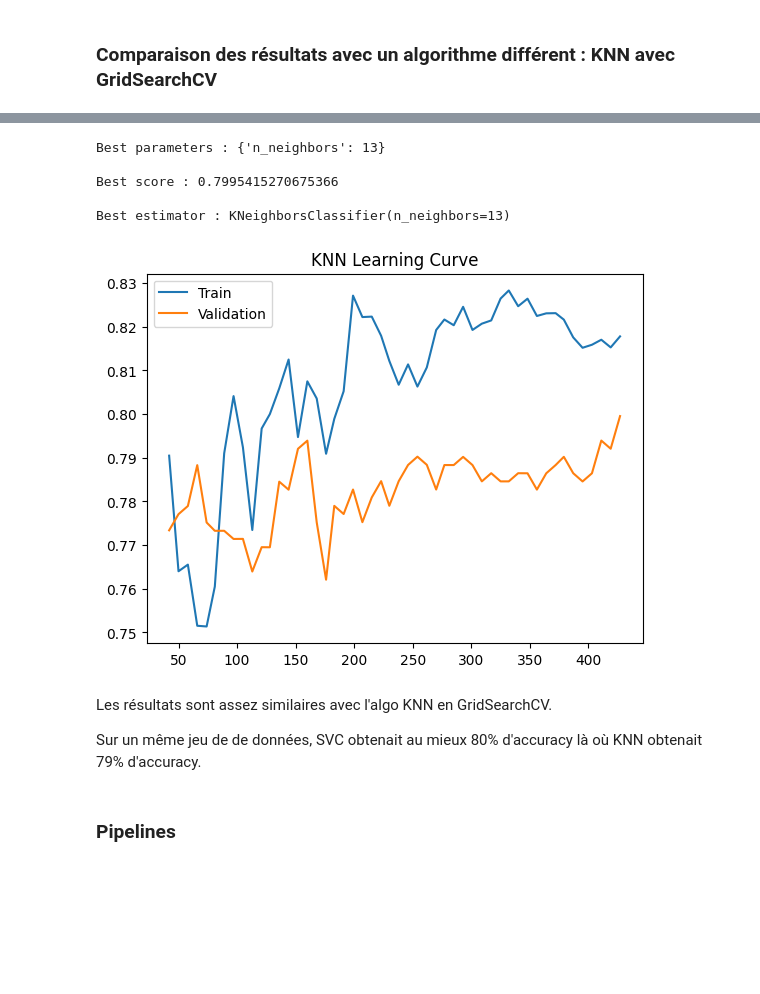
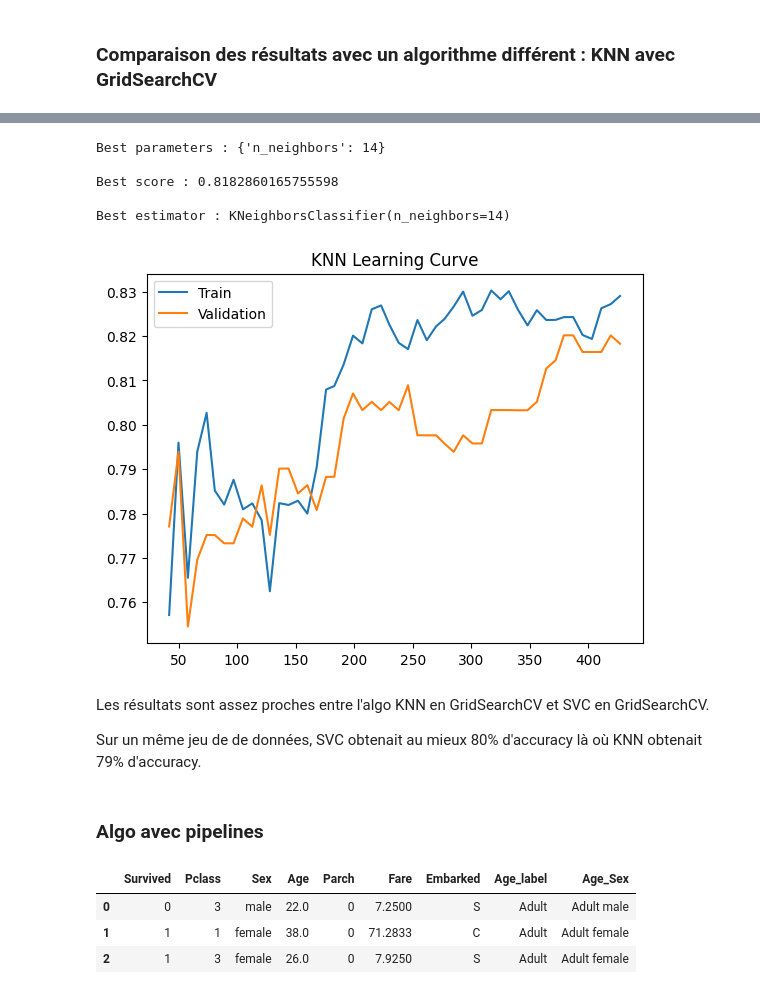
Before and after one commit to vin-br/titanic, a Jupyter notebook: titanic2.ipynb, the cells around one changed output, grey strips where cells are left out. Drawn from its saved outputs; the diff is of its cells as text; code cells hidden in the pictures; blank space fills up the shorter version.

Commit message:
Added Pipelines for data transformation

```diff
--- a/titanic2.ipynb
+++ b/titanic2.ipynb
@@ -627,13 +648,13 @@ feat_test = scaler.transform(feat_test)
 ### SVC linear
 # %%
 # On initalise le modèle
-SVC_classifier_linear = svm.SVC(kernel='linear', C=1.0)
+svc_classifier_linear = svm.SVC(kernel='linear', C=1.0)
 
 # On l'entraîne sur nos données d'entraînement
-SVC_classifier_linear.fit(feat_train, target_train)
+svc_classifier_linear.fit(feat_train, target_train)
 
 # On l'utilise pour prédire sur les données de test
-predict = SVC_classifier_linear.predict(feat_test)
+predict = svc_classifier_linear.predict(feat_test)
 
 # Metrics du modèle : accuracy, recall, precision, f1 score
 print(accuracy_score(target_test, predict))
@@ -695,14 +716,14 @@ plt.show()
 ### SVC rbf
 # %%
 # On initalise le modèle
-SVC_classifier_rbf = svm.SVC(kernel='rbf', C=1.0)
+svc_classifier_rbf = svm.SVC(kernel='rbf', C=1.0)
 
 # On l'entraîne sur nos données d'entraînement
-SVC_classifier_rbf.fit(feat_train, target_train)
+svc_classifier_rbf.fit(feat_train, target_train)
 
 
 # On l'utilise pour prédire sur les données de test
-predict = SVC_classifier_rbf.predict(feat_test)
+predict = svc_classifier_rbf.predict(feat_test)
 
 # Metrics du modèle : accuracy, recall, precision, f1 score
 print(accuracy_score(target_test, predict))
@@ -711,5 +732,5 @@ print(precision_score(target_test, predict))
 print(f1_score(target_test, predict))
 
 # Matrice de confusion
-plt.show(ConfusionMatrixDisplay.from_estimator(SVC_classifier_rbf, feat_test, target_test))
+plt.show(ConfusionMatrixDisplay.from_estimator(svc_classifier_rbf, feat_test, target_test))
 # %% [output]
@@ -770,23 +791,23 @@ score = 'accuracy'
 
 # Créer un classifieur SVC avec recherche d'hyperparamètre par validation croisée
 svc = svm.SVC(gamma="scale")
-SVC_classifier = model_selection.GridSearchCV(svc, parameters, verbose = 1)
+svc_classifier = model_selection.GridSearchCV(svc, parameters, verbose = 1)
 
 # On l'entraîne sur nos données d'entraînement
-SVC_classifier.fit(feat_train, target_train)
+svc_classifier.fit(feat_train, target_train)
 
 # Afficher les performances correspondantes
 print("Résultats de la validation croisée :\n")
-for mean, std, params in zip(SVC_classifier.cv_results_['mean_test_score'], SVC_classifier.cv_results_['std_test_score'],SVC_classifier.cv_results_['params']):
+for mean, std, params in zip(svc_classifier.cv_results_['mean_test_score'], svc_classifier.cv_results_['std_test_score'],svc_classifier.cv_results_['params']):
     print("{} = {:.3f} (+/-{:.03f}) for {}".format(score,mean,std*2,params))
 
-y_pred = SVC_classifier.predict(feat_test)
+y_pred = svc_classifier.predict(feat_test)
 y_true = target_test
 
 print('\n',classification_report(y_true, y_pred))
 
 # Matrice de confusion
-plt.show(ConfusionMatrixDisplay.from_estimator(SVC_classifier, feat_test, target_test))
+plt.show(ConfusionMatrixDisplay.from_estimator(svc_classifier, feat_test, target_test))
 # %% [output]
 Fitting 5 folds for each of 45 candidates, totalling 225 fits
 Résultats de la validation croisée :
@@ -840,21 +861,21 @@ param_grid = {'n_neighbors': range(2,51)}
 score = 'accuracy'
 
 # Créer un classifieur kNN avec recherche d'hyperparamètre par validation croisée
-KNN_classifier = model_selection.GridSearchCV(neighbors.KNeighborsClassifier(), # un classifieur kNN
+knn_classifier = model_selection.GridSearchCV(neighbors.KNeighborsClassifier(), # un classifieur kNN
     param_grid,     # hyperparamètres à tester
     scoring=score)   # score à optimiser
 
-KNN_classifier.fit(feat_train, target_train)
+knn_classifier.fit(feat_train, target_train)
 
 # Afficher les performances correspondantes
 print("Résultats de la validation croisée :\n")
-for mean, std, params in zip(KNN_classifier.cv_results_['mean_test_score'], KNN_classifier.cv_results_['std_test_score'],KNN_classifier.cv_results_['params']):
+for mean, std, params in zip(knn_classifier.cv_results_['mean_test_score'], knn_classifier.cv_results_['std_test_score'],knn_classifier.cv_results_['params']):
     print("{} = {:.3f} (+/-{:.03f}) for {}".format(score,mean,std*2,params))
 
-y_pred = KNN_classifier.predict(feat_train)
+y_pred = knn_classifier.predict(feat_train)
 y_true = target_train
 
-plt.show(ConfusionMatrixDisplay.from_estimator(KNN_classifier, feat_train, target_train))
+plt.show(ConfusionMatrixDisplay.from_estimator(knn_classifier, feat_train, target_train))
 
 print('\n',classification_report(y_true, y_pred))
 # %% [output]
@@ -887,26 +908,26 @@ weighted avg       0.81      0.81      0.80       534
 # %%
-print(f"Best parameters : {KNN_classifier.best_params_}\n")
-print(f"Best score : {KNN_classifier.best_score_}\n")
-print(f"Best estimator : {KNN_classifier.best_estimator_}")
+print(f"Best parameters : {knn_classifier.best_params_}\n")
+print(f"Best score : {knn_classifier.best_score_}\n")
+print(f"Best estimator : {knn_classifier.best_estimator_}")
 # %% [output]
-Best parameters : {'n_neighbors': 13}
+Best parameters : {'n_neighbors': 14}
 
-Best score : 0.7995415270675366
+Best score : 0.8182860165755598
 
-Best estimator : KNeighborsClassifier(n_neighbors=13)
+Best estimator : KNeighborsClassifier(n_neighbors=14)
 # %%
-train_sizes, train_scores, valid_scores = learning_curve(KNN_classifier.best_estimator_, feat_train, target_train, train_sizes=np.linspace(0.1, 1, 50), cv=5)
+train_sizes, train_scores, valid_scores = learning_curve(knn_classifier.best_estimator_, feat_train, target_train, train_sizes=np.linspace(0.1, 1, 50), cv=5)
 
 plt.plot(train_sizes,np.mean(train_scores,axis=1), label = "Train")
 plt.plot(train_sizes,np.mean(valid_scores,axis=1), label = "Validation")
 plt.title("KNN Learning Curve")
 plt.legend()
 plt.show()
 # %% [output]
-[figure, old version]
+[figure, new version]
 # %% [markdown]
-Les résultats sont assez similaires avec l'algo KNN en GridSearchCV.
+Les résultats sont assez proches entre l'algo KNN en GridSearchCV et SVC en GridSearchCV.
 
 Sur un même jeu de de données, SVC obtenait au mieux 80% d'accuracy là où KNN obtenait 79% d'accuracy.
-# %% [markdown]
-### Pipelines
+# %% [markdown]
+### Algo avec pipelines
@@ -912,0 +941,10 @@ Sur un même jeu de de données, SVC obtenait au mieux 80% d'accuracy là où KN
+# %%
+# On copie le dataframe et on retire les colonnes non discriminantes
+datanic_for_pipeline = datanic.copy()
+datanic_for_pipeline.drop(['PassengerId', 'Name', 'SibSp'], axis = 1, inplace=True)
+datanic_for_pipeline.head(3)
+# %% [output]
+|  | Survived | Pclass | Sex | Age | Parch | Fare | Embarked | Age_label | Age_Sex |
+| 0 | 0 | 3 | male | 22.0 | 0 | 7.2500 | S | Adult | Adult male |
+| 1 | 1 | 1 | female | 38.0 | 0 | 71.2833 | C | Adult | Adult female |
+| 2 | 1 | 3 | female | 26.0 | 0 | 7.9250 | S | Adult | Adult female |
```
Also changed, not shown: parts of 32 cells of this notebook.
